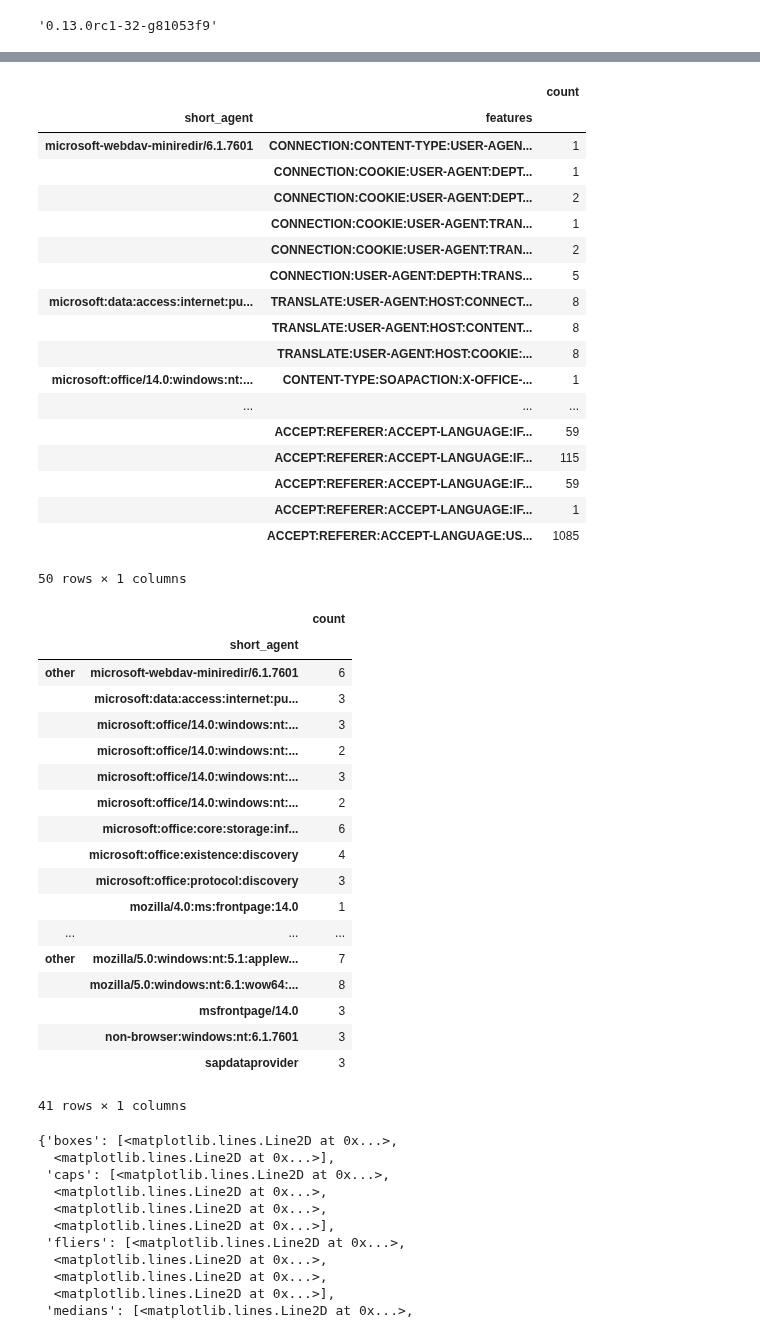
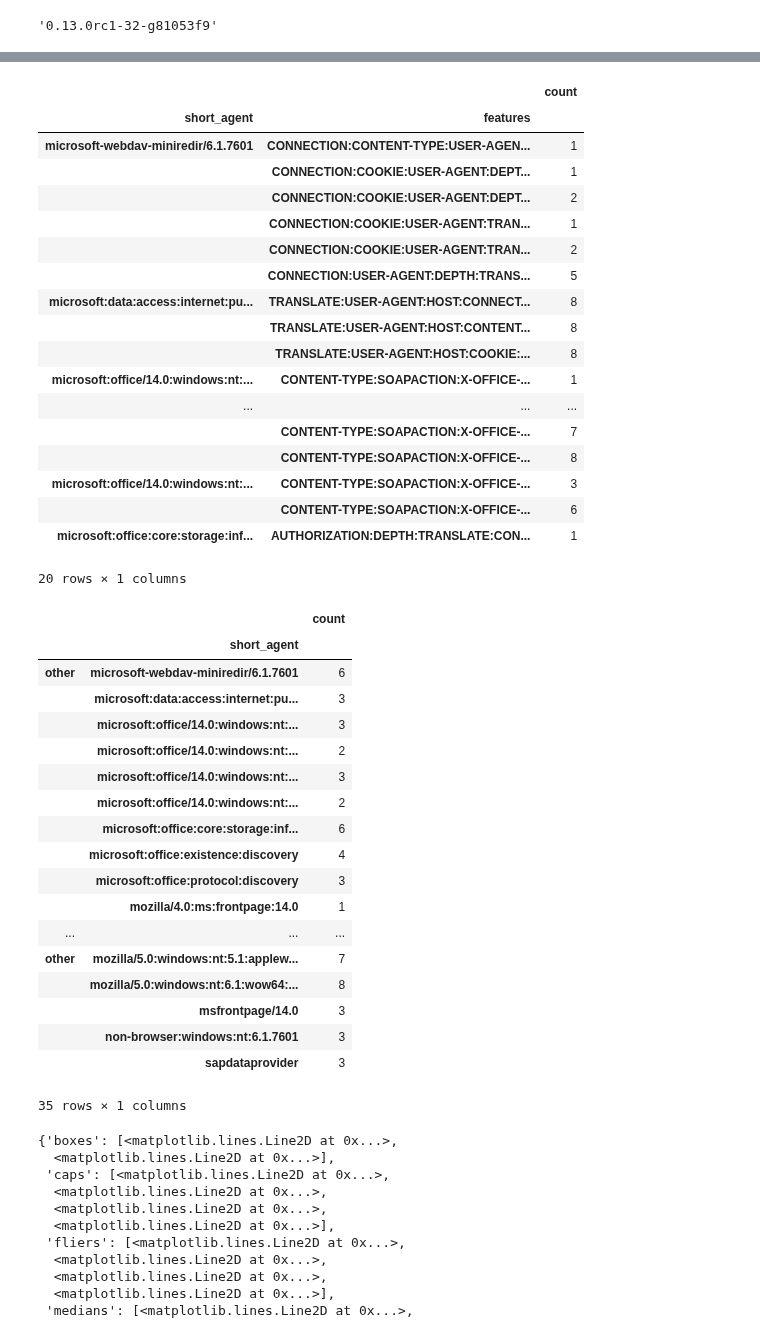
Before and after one commit to SuperCowPowers/data_hacking, a Jupyter notebook: browser_fingerprinting/browser_fingerprinting.ipynb, the cells around one changed output, grey strips where cells are left out. Saved outputs shown, nothing was run; the diff lists cells and outputs as text; code cells hidden in the pictures.

```diff
--- a/browser_fingerprinting/browser_fingerprinting.ipynb
+++ b/browser_fingerprinting/browser_fingerprinting.ipynb
@@ -150,28 +150,28 @@ We're going to use some nice functionality in the Pandas dataframe to look at ou
 # %%
 # Okay lets exercise some of the pandas dataframe functionality
 dataframe['count'] = 1
 agent_group_df = dataframe.groupby(['short_agent','features']).sum()
-agent_group_df.head(50)
+agent_group_df.head(20)
 # %% [output]
 |  |  | count |
 | short_agent | features |  |
 | microsoft-webdav-miniredir/6.1.7601 | CONNECTION:CONTENT-TYPE:USER-AGEN... | 1 |
 |  | CONNECTION:COOKIE:USER-AGENT:DEPT... | 1 |
 |  | CONNECTION:COOKIE:USER-AGENT:DEPT... | 2 |
 |  | CONNECTION:COOKIE:USER-AGENT:TRAN... | 1 |
 |  | CONNECTION:COOKIE:USER-AGENT:TRAN... | 2 |
 |  | CONNECTION:USER-AGENT:DEPTH:TRANS... | 5 |
 | microsoft:data:access:internet:pu... | TRANSLATE:USER-AGENT:HOST:CONNECT... | 8 |
 |  | TRANSLATE:USER-AGENT:HOST:CONTENT... | 8 |
 |  | TRANSLATE:USER-AGENT:HOST:COOKIE:... | 8 |
 | microsoft:office/14.0:windows:nt:... | CONTENT-TYPE:SOAPACTION:X-OFFICE-... | 1 |
 | ... | ... | ... |
-|  | ACCEPT:REFERER:ACCEPT-LANGUAGE:IF... | 59 |
-|  | ACCEPT:REFERER:ACCEPT-LANGUAGE:IF... | 115 |
-|  | ACCEPT:REFERER:ACCEPT-LANGUAGE:IF... | 59 |
-|  | ACCEPT:REFERER:ACCEPT-LANGUAGE:IF... | 1 |
-|  | ACCEPT:REFERER:ACCEPT-LANGUAGE:US... | 1085 |
+|  | CONTENT-TYPE:SOAPACTION:X-OFFICE-... | 7 |
+|  | CONTENT-TYPE:SOAPACTION:X-OFFICE-... | 8 |
+| microsoft:office/14.0:windows:nt:... | CONTENT-TYPE:SOAPACTION:X-OFFICE-... | 3 |
+|  | CONTENT-TYPE:SOAPACTION:X-OFFICE-... | 6 |
+| microsoft:office:core:storage:inf... | AUTHORIZATION:DEPTH:TRANSLATE:CON... | 1 |
-50 rows × 1 columns
+20 rows × 1 columns
 # %%
 # Now lets get the number of different header sequence permutations per agent
 agent_counts = agent_group_df.count(level=0)
@@ -179,7 +179,7 @@ agent_counts = agent_group_df.count(level=0)
 # Looks like MSIE agents have a higher number of permutations than all the other stuff
 # So we 'groupby' a conditional statement (do you have msie in your agent string)
 agent_types = agent_counts.groupby(by=lambda x: 'msie' if 'msie' in x else 'other')
-agent_types.head(50)
+agent_types.head(20)
 # %% [output]
 |  |  | count |
 |  | short_agent |  |
@@ -199,7 +199,7 @@ agent_types.head(50)
 |  | msfrontpage/14.0 | 3 |
 |  | non-browser:windows:nt:6.1.7601 | 3 |
 |  | sapdataprovider | 3 |
-41 rows × 1 columns
+35 rows × 1 columns
 # %%
 # Get some quick descriptive stats and plot it!
 fig, ax = plt.subplots(subplot_kw={'axisbg':'#EEEEE5'})
```
Also changed, not shown: parts of 5 cells of this notebook.
